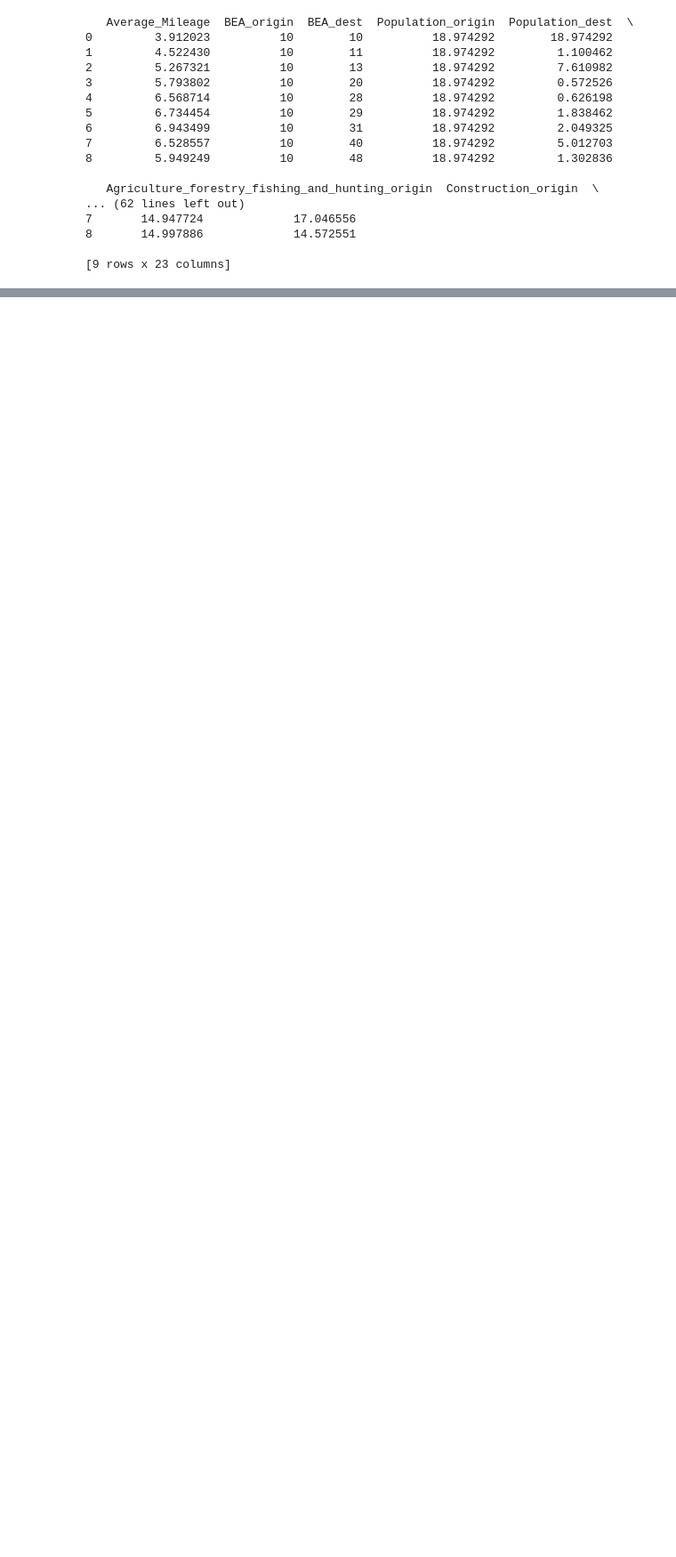
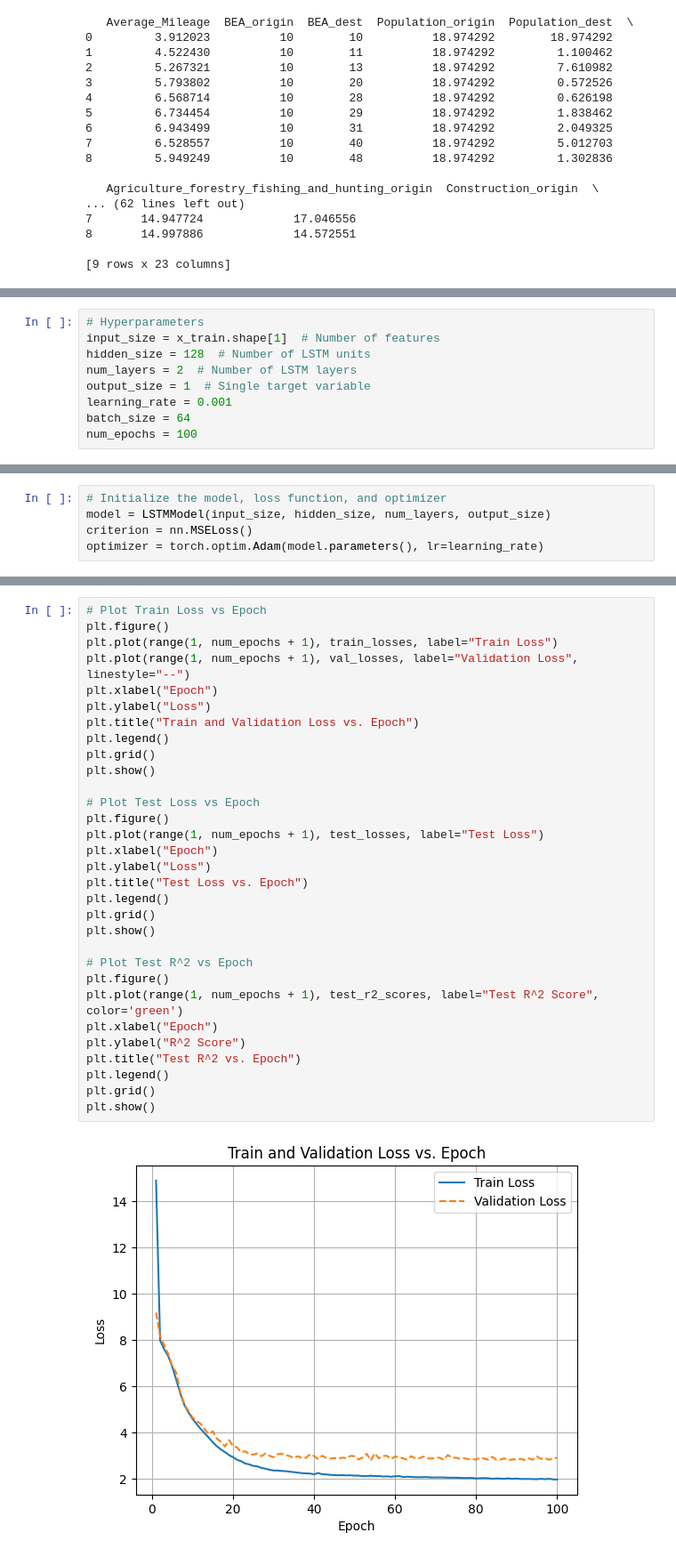
Before and after one commit to DarkQuark26/train-commerce-forecasting, a Jupyter notebook: scratchpad/LSTM.ipynb, the cells around one changed output, grey strips where cells are left out. Shown at 89% size. Saved outputs shown, nothing was run; the diff lists cells and outputs as text; blank space fills up the shorter version.

Commit message:
Added LSTM

```diff
--- a/scratchpad/RNN-LSTM.ipynb
+++ b/scratchpad/LSTM.ipynb
@@ -173,0 +232,9 @@ plt.show()
+# %%
+# Hyperparameters
+input_size = x_train.shape[1]  # Number of features
+hidden_size = 128  # Number of LSTM units
+num_layers = 2  # Number of LSTM layers
+output_size = 1  # Single target variable
+learning_rate = 0.001
+batch_size = 64
+num_epochs = 100
@@ -173,0 +292,5 @@ plt.show()
+# %%
+# Initialize the model, loss function, and optimizer
+model = LSTMModel(input_size, hidden_size, num_layers, output_size)
+criterion = nn.MSELoss()
+optimizer = torch.optim.Adam(model.parameters(), lr=learning_rate)
@@ -173,0 +431,33 @@ plt.show()
+# %%
+# Plot Train Loss vs Epoch
+plt.figure()
+plt.plot(range(1, num_epochs + 1), train_losses, label="Train Loss")
+plt.plot(range(1, num_epochs + 1), val_losses, label="Validation Loss", linestyle="--")
+plt.xlabel("Epoch")
+plt.ylabel("Loss")
+plt.title("Train and Validation Loss vs. Epoch")
+plt.legend()
+plt.grid()
+plt.show()
+
+# Plot Test Loss vs Epoch
+plt.figure()
+plt.plot(range(1, num_epochs + 1), test_losses, label="Test Loss")
+plt.xlabel("Epoch")
+plt.ylabel("Loss")
+plt.title("Test Loss vs. Epoch")
+plt.legend()
+plt.grid()
+plt.show()
+
+# Plot Test R^2 vs Epoch
+plt.figure()
+plt.plot(range(1, num_epochs + 1), test_r2_scores, label="Test R^2 Score", color='green')
+plt.xlabel("Epoch")
+plt.ylabel("R^2 Score")
+plt.title("Test R^2 vs. Epoch")
+plt.legend()
+plt.grid()
+plt.show()
+# %% [output]
+[figure, added]
```
Also changed, not shown: parts of 13 cells of this notebook.
